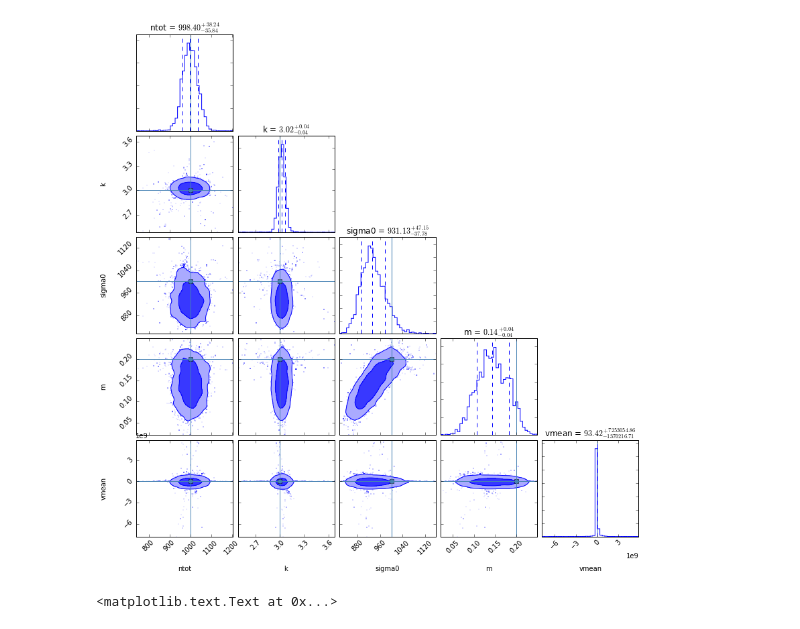
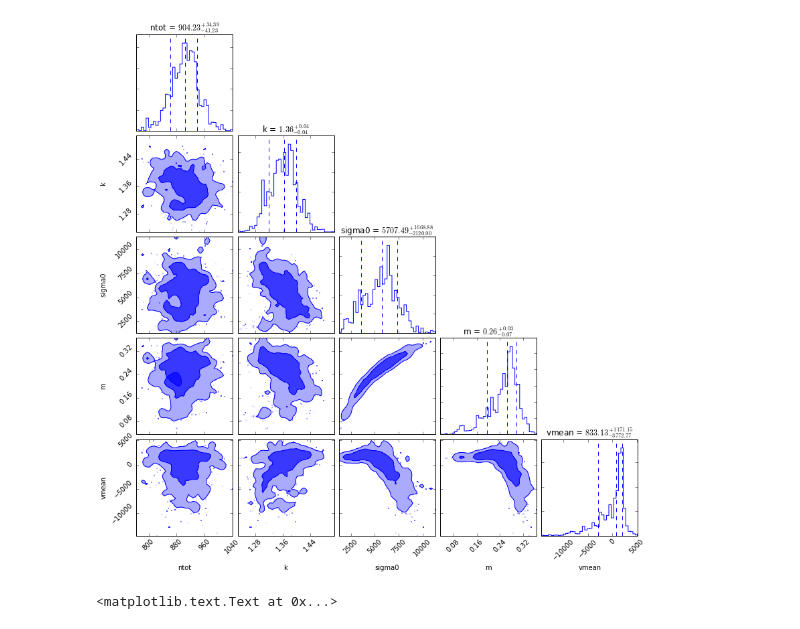
Before and after one commit to ondrejiayc/PH366_final_project, a Jupyter notebook: annularAnalysis2.ipynb, the cells around one changed output. Cells and saved outputs as stored; diff of their text form; code cells hidden in the pictures.

Commit message:
Annular analysis 2 with a lot of walkers on virgo -- to finish!

```diff
--- a/annularAnalysis2.ipynb
+++ b/annularAnalysis2.ipynb
@@ -205,16 +365,16 @@ plt.show()
 # %%
-chain = np.load('chain_conMock0_15000steps.npy')
+chain = np.load('chain_virgoDataMembers_10500steps.npy')
 
 #print sampler.flatchain.shape
 
 import corner
 corner.corner(chain, labels=['ntot','k','sigma0','m','vmean'],quantiles=[0.16,0.5,0.84],
                 show_titles=True, title_args={"fontsize": 12},
                 plot_datapoints=True, fill_contours=True, levels=[0.68, 0.95],
-                truths=[1000.,3.,1000.,0.2,0.],color='b', bins=40, smooth=1.0);
+                color='b', bins=40, smooth=1.0);
 plt.show()
 # %% [output]
-[figure, old version]
+[figure, new version]
 # %%
 radii = np.logspace(0,3,20)
 
```
Also changed, not shown: parts of 10 cells of this notebook.
